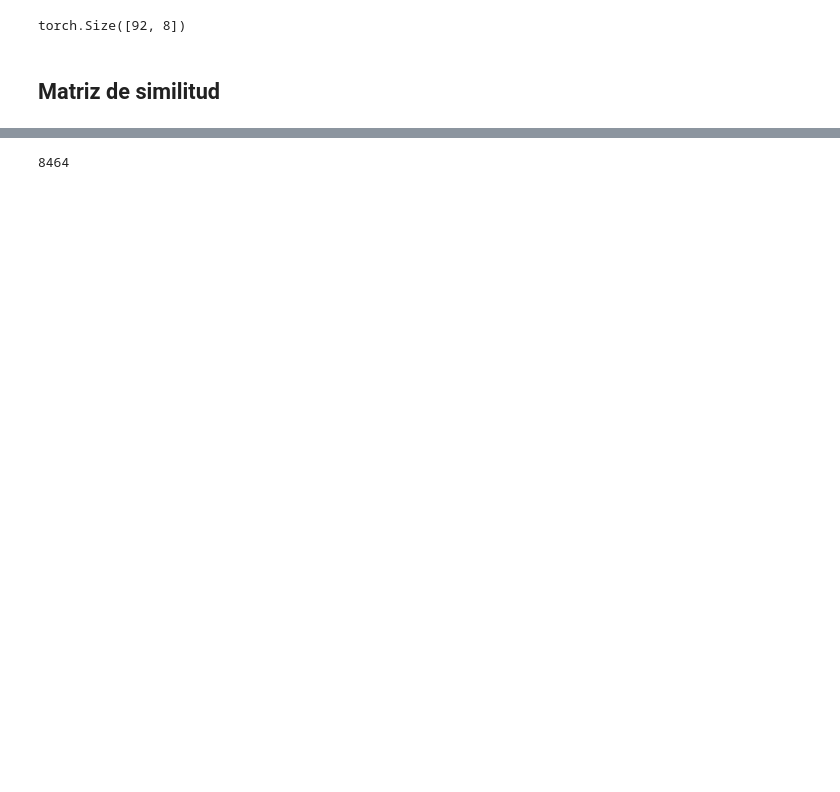
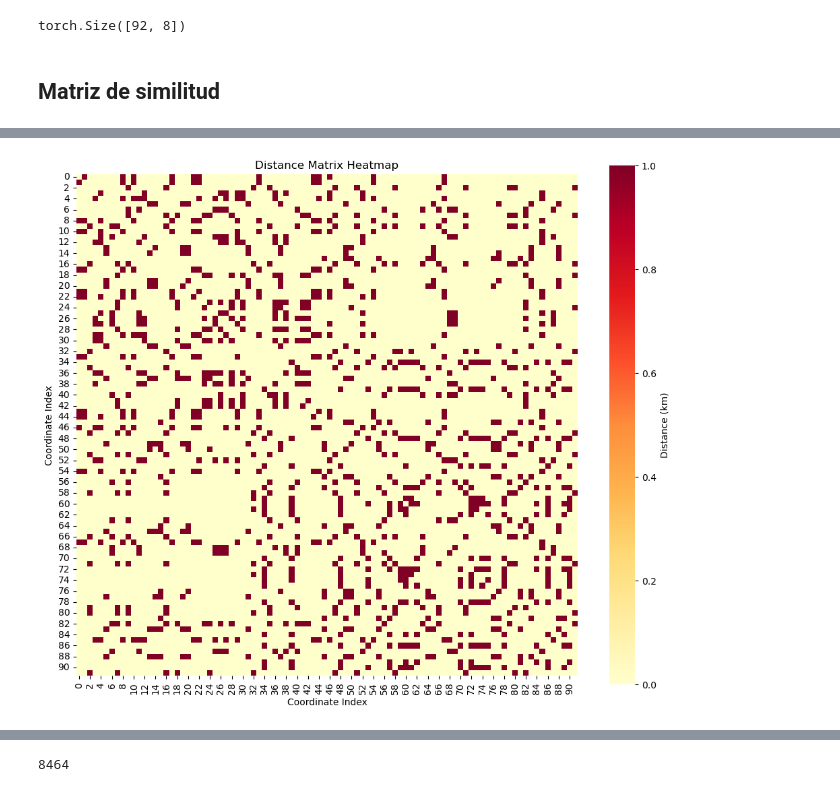
Before and after one commit to andrescastro-itm/GNN_ecoacoustic, a Jupyter notebook: main.ipynb, the cells around one changed output, grey strips where cells are left out. Drawn from its saved outputs; the diff is of its cells as text; code cells hidden in the pictures; blank space fills up the shorter version.

```diff
--- a/main.ipynb
+++ b/main.ipynb
@@ -286,3 +324,7 @@ array([[3.22445312, 3.5609267 , 2.71391168, ..., 2.97875651, 1.72600245,
+# %%
+plot_distance_matrix_heatmap(adj_graph)
+# %% [output]
+[figure, added]
 # %%
 plot_distance_matrix_heatmap(sim_mat)
 # %% [output]
```
Also changed, not shown: parts of 19 cells of this notebook.
